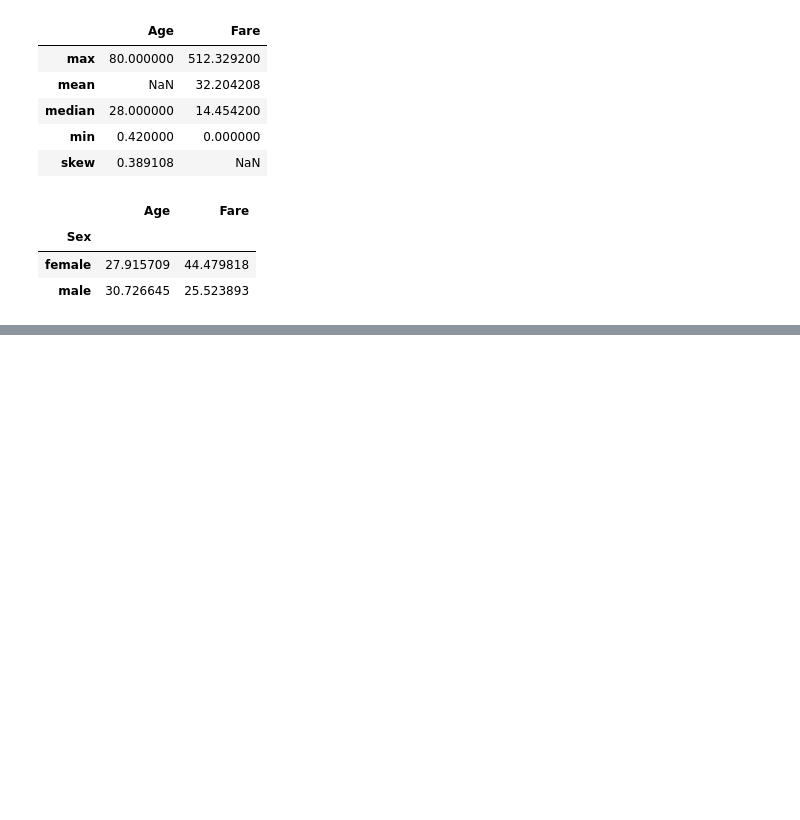
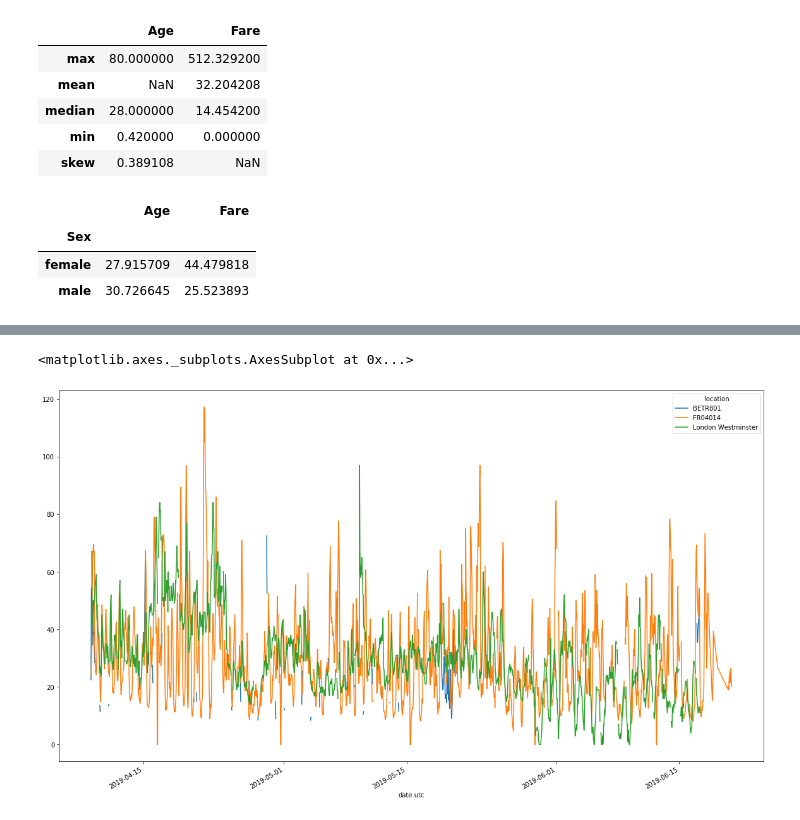
Before and after one commit to AndyJPG/myPython, a Jupyter notebook: jupyter/py_pandas/Untitled.ipynb, the cells around one changed output, grey strips where cells are left out. Saved outputs shown, nothing was run; the diff lists cells and outputs as text; code cells hidden in the pictures; blank space fills up the shorter version.

Commit message:
combine data from multiple tables

```diff
--- a/jupyter/py_pandas/Untitled.ipynb
+++ b/jupyter/py_pandas/Untitled.ipynb
@@ -324,0 +383,3 @@ titanic[["Sex", "Age", "Fare"]].groupby("Sex").mean()
+# %%
+air_quality_long = pd.read_csv("data/air_quality_long.csv", index_col="date.utc", parse_dates=True)
+air_quality_long.head()
@@ -324,0 +394,8 @@ titanic[["Sex", "Age", "Fare"]].groupby("Sex").mean()
+# %%
+# long to wide table format
+# filter for no2 data only
+no2 = air_quality_long[air_quality_long["parameter"] == "no2"]
+
+# use 2 measurements (head) for each location (groupby)
+no2_subset = no2.sort_index().groupby(["location"]).head(2)
+no2_subset
@@ -324,0 +420,5 @@ titanic[["Sex", "Age", "Fare"]].groupby("Sex").mean()
+# %%
+no2.pivot(columns="location", values="value").plot(figsize=(20, 12))
+# %% [output]
+<matplotlib.axes._subplots.AxesSubplot at 0x...>
+[figure, added]
```
Also changed, not shown: parts of 19 cells of this notebook, 5 other files.
